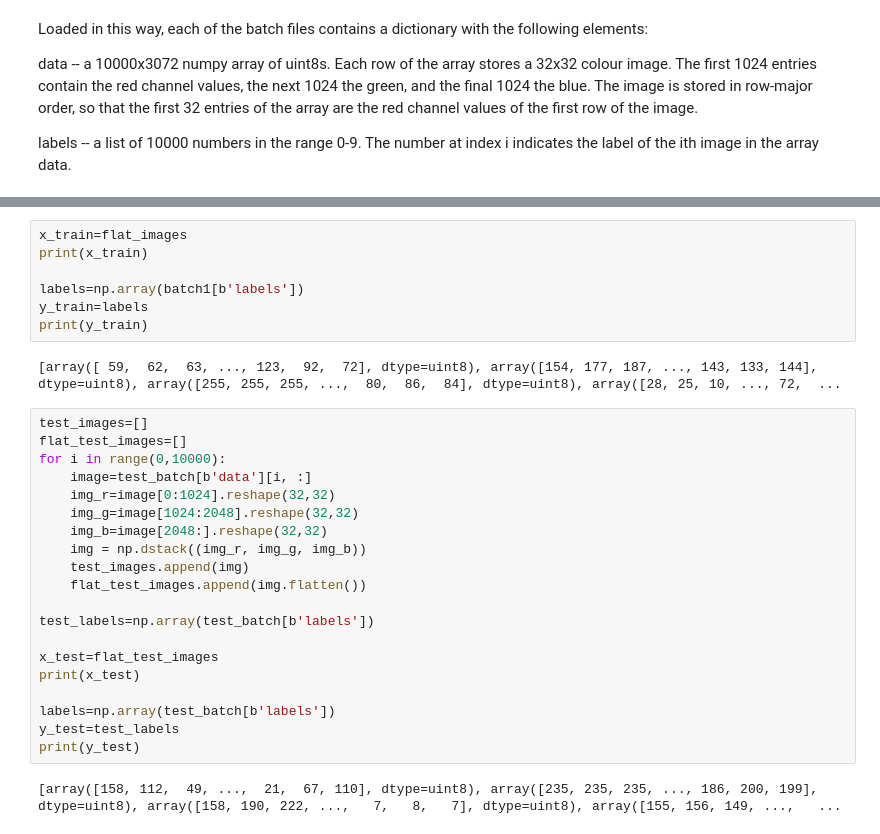
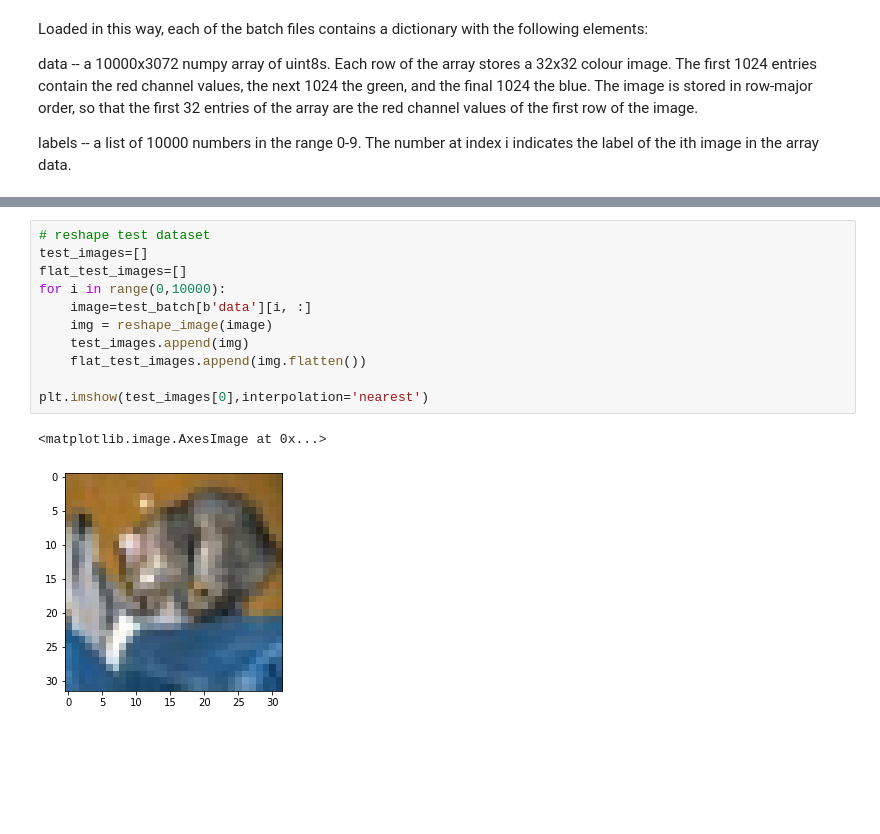
Before and after one commit to EmilyCY/CIFAR10-Image-Classification, a Jupyter notebook: SVM-kfold.ipynb, the cells around one changed output, grey strips where cells are left out. Saved outputs shown, nothing was run; the diff lists cells and outputs as text; blank space fills up the shorter version.

```diff
--- a/SVM-kfold.ipynb
+++ b/SVM-kfold.ipynb
@@ -67,34 +75,17 @@ plt.imshow(images[0],interpolation='nearest')
 # %% [output]
 <matplotlib.image.AxesImage at 0x...>
 [figure]
-# %%
-x_train=flat_images
-print(x_train)
-
-labels=np.array(batch1[b'labels'])
-y_train=labels
-print(y_train)
-# %% [output]
-[array([ 59,  62,  63, ..., 123,  92,  72], dtype=uint8), array([154, 177, 187, ..., 143, 133, 144], dtype=uint8), array([255, 255, 255, ...,  80,  86,  84], dtype=uint8), array([28, 25, 10, ..., 72,  ...
-# %%
-test_images=[]
-flat_test_images=[]
-for i in range(0,10000):
-    image=test_batch[b'data'][i, :]
-    img_r=image[0:1024].reshape(32,32)
-    img_g=image[1024:2048].reshape(32,32)
-    img_b=image[2048:].reshape(32,32)
-    img = np.dstack((img_r, img_g, img_b))
-    test_images.append(img)
-    flat_test_images.append(img.flatten())
-
-test_labels=np.array(test_batch[b'labels'])
-
-x_test=flat_test_images
-print(x_test)
-
-labels=np.array(test_batch[b'labels'])
-y_test=test_labels
-print(y_test)
-# %% [output]
-[array([158, 112,  49, ...,  21,  67, 110], dtype=uint8), array([235, 235, 235, ..., 186, 200, 199], dtype=uint8), array([158, 190, 222, ...,   7,   8,   7], dtype=uint8), array([155, 156, 149, ...,   ...
+# %%
+# reshape test dataset
+test_images=[]
+flat_test_images=[]
+for i in range(0,10000):
+    image=test_batch[b'data'][i, :]
+    img = reshape_image(image)
+    test_images.append(img)
+    flat_test_images.append(img.flatten())
+
+plt.imshow(test_images[0],interpolation='nearest')
+# %% [output]
+<matplotlib.image.AxesImage at 0x...>
+[figure, added]
```
Also changed, not shown: parts of 14 cells of this notebook.
